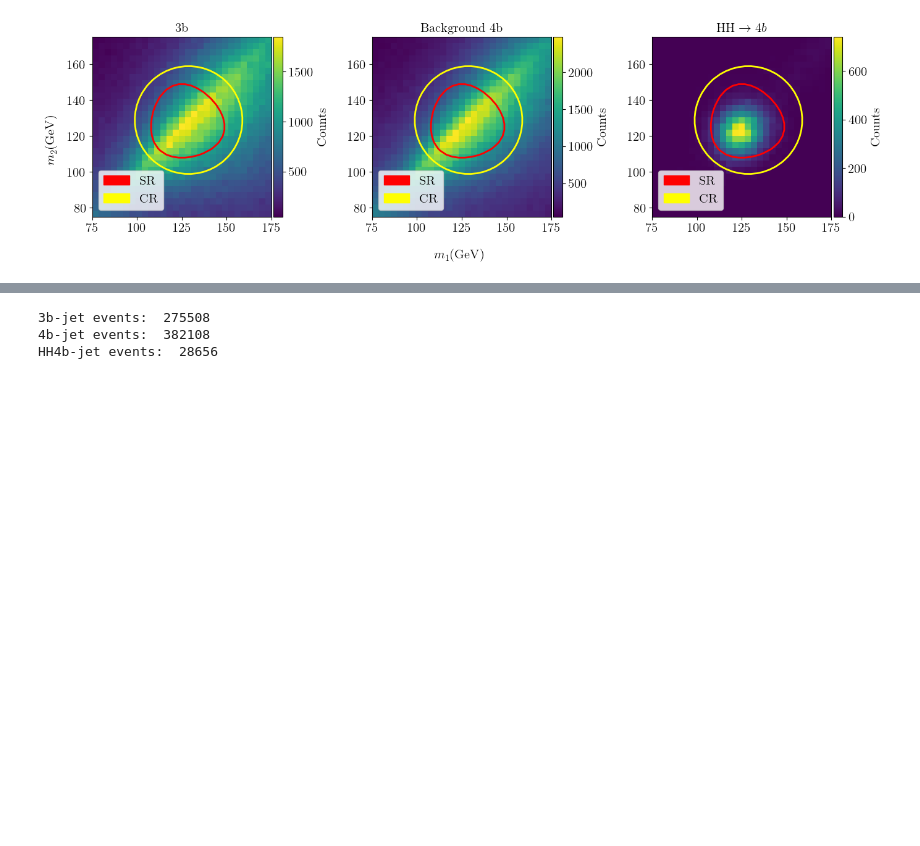
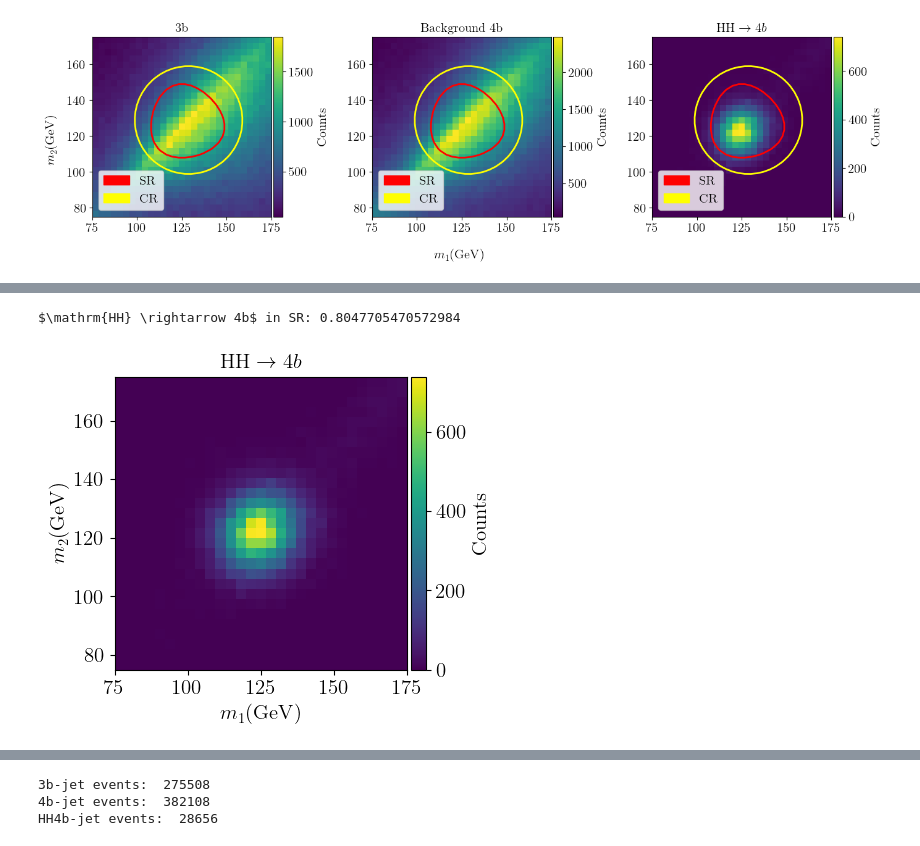
Before and after one commit to soheunyi/SRFinder, a Jupyter notebook: soheun/notebooks/eda.ipynb, the cells around one changed output, grey strips where cells are left out. Cells and saved outputs as stored; diff of their text form; code cells hidden in the pictures; blank space fills up the shorter version.

```diff
--- a/soheun/notebooks/eda.ipynb
+++ b/soheun/notebooks/eda.ipynb
@@ -414,0 +428,76 @@ plt.close()
+# %%
+# density plot
+from matplotlib import patches as mpatches
+
+# use latex
+plt.rcParams["text.usetex"] = True
+plt.rcParams["font.family"] = "serif"
+plt.rcParams["font.serif"] = "Times New Roman"
+plt.rcParams["axes.labelsize"] = 15
+plt.rcParams["axes.titlesize"] = 15
+plt.rcParams["legend.fontsize"] = 15
+plt.rcParams["xtick.labelsize"] = 15
+plt.rcParams["ytick.labelsize"] = 15
+plt.rcParams["figure.labelsize"] = 15
+
+m_H = 125
+sigma_C = 1
+K_s = 1
+K_c = 1
+sigma_C = 1.03
+K_s = 0.16
+K_c = 30
+
+SR_fn = lambda dm_0, dm_1: np.sqrt((1 - m_H / dm_0)**2 + (1 - m_H / dm_1)**2)
+CR_fn = lambda dm_0, dm_1: np.sqrt((dm_0 - sigma_C * m_H)**2 + (dm_1 - sigma_C * m_H)**2)
+
+fig, axs = plt.subplots(1, 1, figsize=(5, 4))
+axs.set_xlabel("$m_1 (\mathrm{GeV})$")
+axs.set_ylabel("$m_2 (\mathrm{GeV})$")
+for ax, (name, df) in zip([axs], [(r"$\mathrm{HH} \rightarrow 4b$", df_hh4b)]):
+    m_diff = np.stack(
+        [df["m01"] - df["m23"],
+        df["m02"] - df["m13"],
+        df["m03"] - df["m12"],
+        ], axis=1)
+    m_diff = np.abs(m_diff)
+    m_diff_argmin = np.argmin(m_diff, axis=1)
+    m1 = np.where(m_diff_argmin == 0, df["m01"],
+                    np.where(m_diff_argmin == 1, df["m02"], df["m03"]))
+    m2 = np.where(m_diff_argmin == 0, df["m23"],
+                    np.where(m_diff_argmin == 1, df["m13"], df["m12"]))
+
+    print(f"{name} in SR: {np.mean(SR_fn(m1, m2) < K_s)}")
+
+    # heatmap
+    m_min = 75
+    m_max = 175
+    xedges = np.linspace(m_min, m_max, 30)
+    yedges = np.linspace(m_min, m_max, 30)
+    H, xedges, yedges = np.histogram2d(m1, m2, bins=(xedges, yedges))
+    H = H.T
+    X, Y = np.meshgrid(xedges, yedges)
+    ax.pcolormesh(X, Y, H, shading="auto", cmap="viridis")
+
+    # add colorbar
+    cbar = plt.colorbar(ax.pcolormesh(X, Y, H, shading="auto", cmap="viridis"), fraction=0.047, pad=0.01)
+    cbar.set_label("Counts")
+
+    ax.set_xlim(m_min, m_max)
+    ax.set_ylim(m_min, m_max)
+
+    # ax.contour(X, Y, SR_fn(X, Y), levels=[K_s], colors="red", linewidths=2)
+    # ax.contour(X, Y, CR_fn(X, Y), levels=[K_c], colors="yellow", linewidths=2)
+
+    # add manual legend
+
+    ax.set_aspect("equal")
+    ax.set_title(name)
+
+plt.tight_layout()
+plt.savefig("./figures/m1m2_heatmap_signal.png", dpi=300)
+plt.show()
+plt.close()
+# %% [output]
+$\mathrm{HH} \rightarrow 4b$ in SR: 0.8047705470572984
+[figure, added]
```
Also changed, not shown: parts of 4 cells of this notebook, 37 other files.
